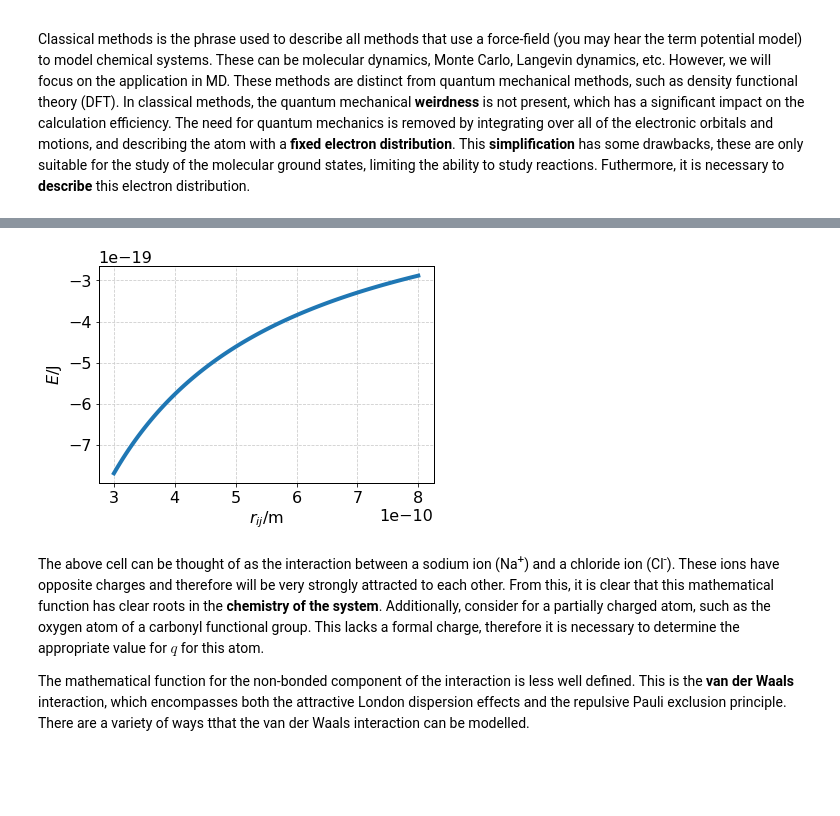
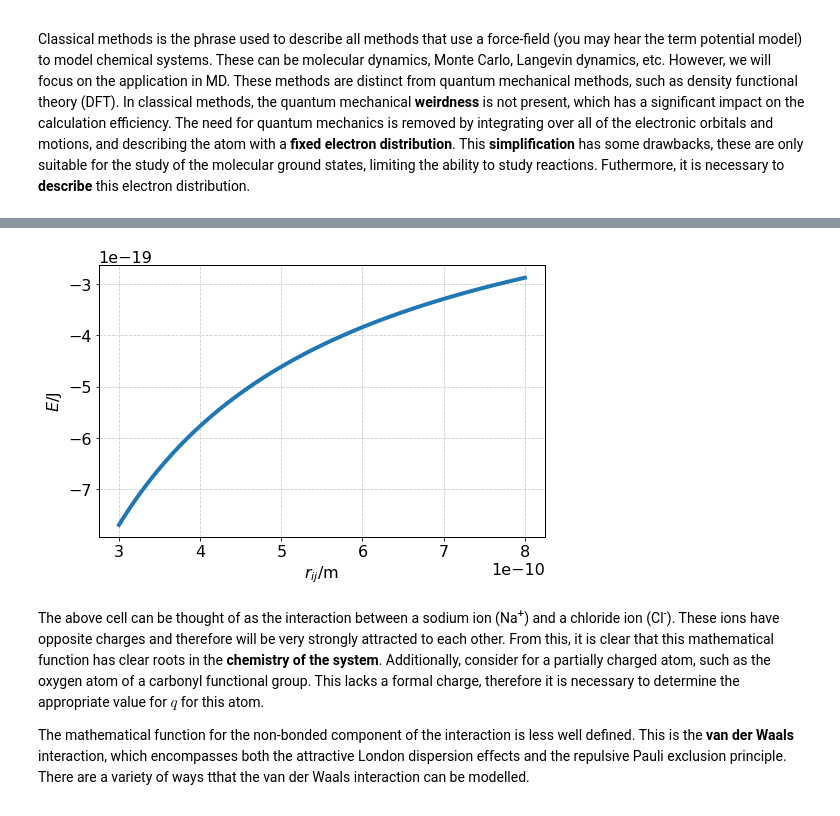
Before and after one commit to timsnow/sim_and_scat, a Jupyter notebook: notebooks_plain/02_episode.ipynb, the cells around one changed output, grey strips where cells are left out. Saved outputs shown, nothing was run; the diff lists cells and outputs as text; code cells hidden in the pictures; blank space fills up the shorter version.

Commit message:
update the plots

```diff
--- a/notebooks_plain/02_episode.ipynb
+++ b/notebooks_plain/02_episode.ipynb
@@ -60,20 +60,22 @@ The python code below defines a function that models the electrostatic interacti
 # %%
 %matplotlib inline
 import numpy as np
 import matplotlib.pyplot as plt
 import plot_style
 from scipy.constants import e, epsilon_0
 
 def coulomb(qi, qj, rij):
     return 1 / (4 * np.pi * epsilon_0) * (qi * qj * e ** 2) / rij
 
 r = np.linspace(3e-10, 8e-10, 100)
-plt.plot(r, coulomb(1, -1, r))
-plt.xlabel(r'$r_{ij}$/m')
-plt.ylabel(r'$E$/J')
+fig = plt.figure(figsize=(8, 5))
+ax = fig.add_subplot(111)
+ax.plot(r, coulomb(1, -1, r))
+ax.set_xlabel(r'$r_{ij}$/m')
+ax.set_ylabel(r'$E$/J')
 plt.show()
 # %% [output]
-[figure, old version]
+[figure, new version]
 # %% [markdown]
 The above cell can be thought of as the interaction between a sodium ion (Na<sup>+</sup>) and a chloride ion (Cl<sup>-</sup>).
 These ions have opposite charges and therefore will be very strongly attracted to each other.
```
Also changed, not shown: parts of 5 cells of this notebook.
